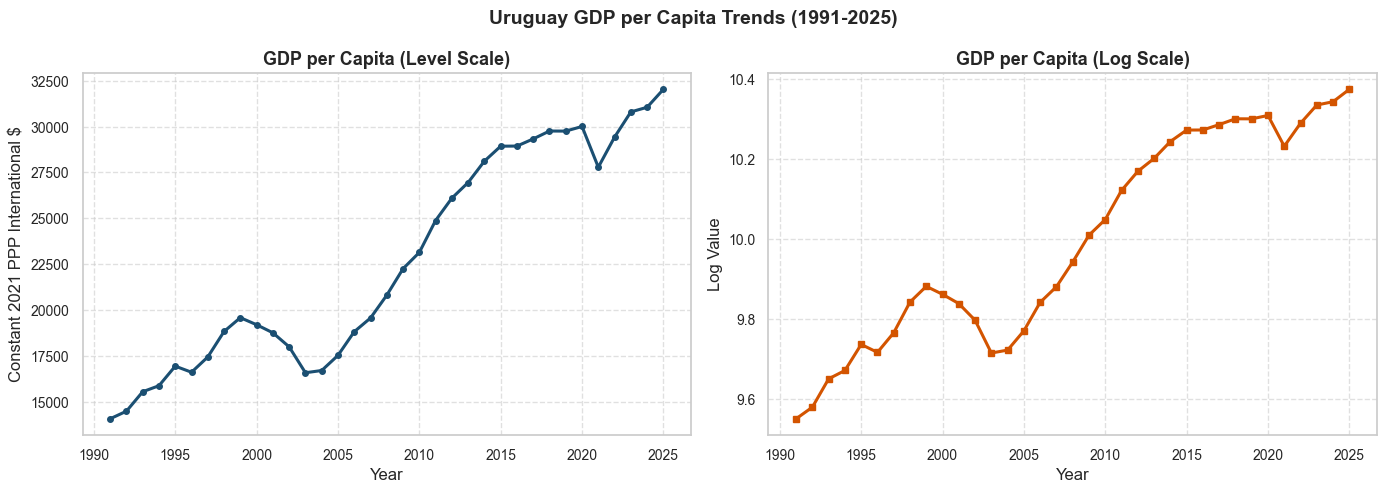
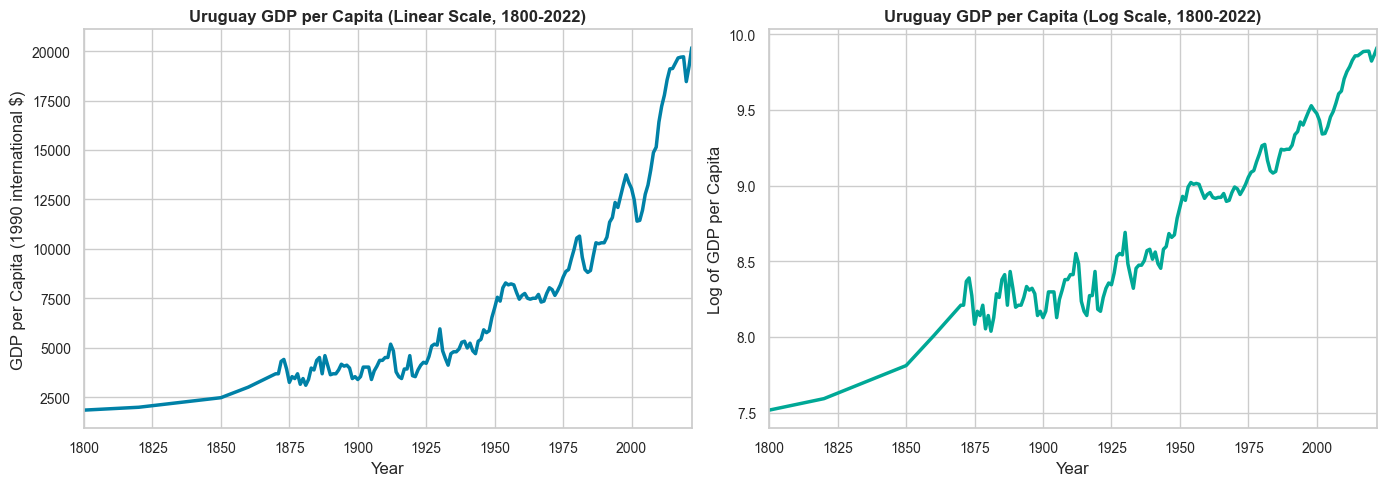
The change to this notebook cell's code, shown as a diff; its figure went from the first image to the second:
--- before
+++ after
@@ -1,21 +1,22 @@
-df1 = clean_data('Q1.csv')
+# Load Maddison data for Uruguay
+maddison = pd.read_excel('Q1.xlsx', sheet_name='Uruguay')
+maddison['GDP pc'] = maddison['GDP pc'].astype(str).str.replace(',', '').str.strip().astype(float)
+maddison['LogGDPpc'] = np.log(maddison['GDP pc'])
 
-fig, (ax1, ax2) = plt.subplots(1, 2, figsize=(14, 5))
+fig, axes = plt.subplots(1, 2, figsize=(14, 5))
+# Level Plot
+axes[0].plot(maddison['Year'], maddison['GDP pc'], color='#0081a7', linewidth=2.5)
+axes[0].set_title('Uruguay GDP per Capita (Linear Scale, 1800-2022)', fontsize=12, fontweight='bold')
+axes[0].set_xlabel('Year')
+axes[0].set_ylabel('GDP per Capita (1990 international $)')
+axes[0].set_xlim(1800, 2022)
 
-# Level Scale
-ax1.plot(df1['Year'], df1.iloc[:, 1], color='#1b4f72', marker='o', markersize=4)
-ax1.set_title('GDP per Capita (Level Scale)', fontweight='bold')
-ax1.set_xlabel('Year')
-ax1.set_ylabel('Constant 2021 PPP International $')
-ax1.grid(True, linestyle='--', alpha=0.6)
+# Log Plot
+axes[1].plot(maddison['Year'], maddison['LogGDPpc'], color='#00a896', linewidth=2.5)
+axes[1].set_title('Uruguay GDP per Capita (Log Scale, 1800-2022)', fontsize=12, fontweight='bold')
+axes[1].set_xlabel('Year')
+axes[1].set_ylabel('Log of GDP per Capita')
+axes[1].set_xlim(1800, 2022)
 
-# Log Scale
-ax2.plot(df1['Year'], np.log(df1.iloc[:, 1]), color='#d35400', marker='s', markersize=4)
-ax2.set_title('GDP per Capita (Log Scale)', fontweight='bold')
-ax2.set_xlabel('Year')
-ax2.set_ylabel('Log Value')
-ax2.grid(True, linestyle='--', alpha=0.6)
-
-plt.suptitle('Uruguay GDP per Capita Trends (1991-2025)', fontsize=14, fontweight='bold')
 plt.tight_layout()
 plt.show()

Commit: 2